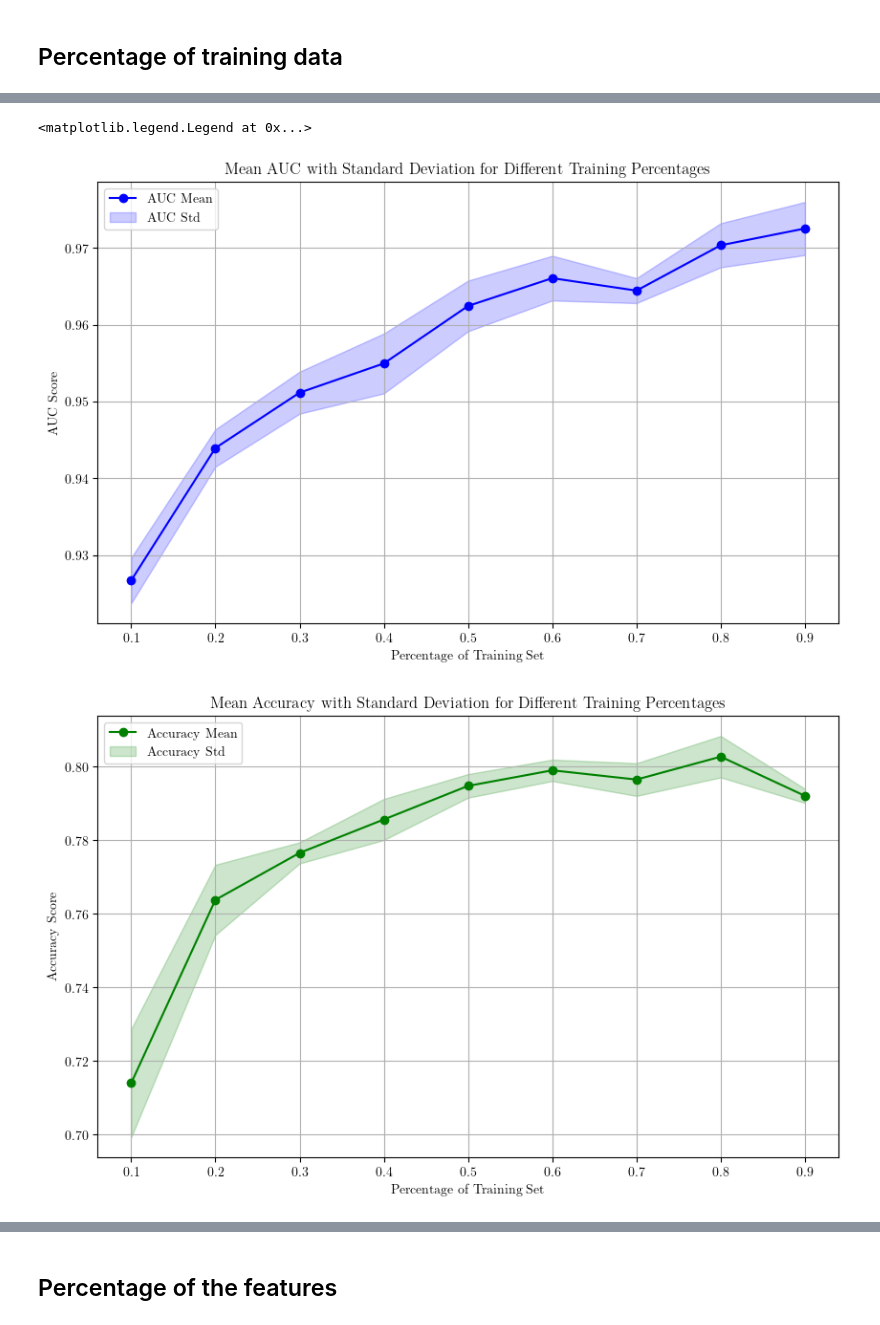
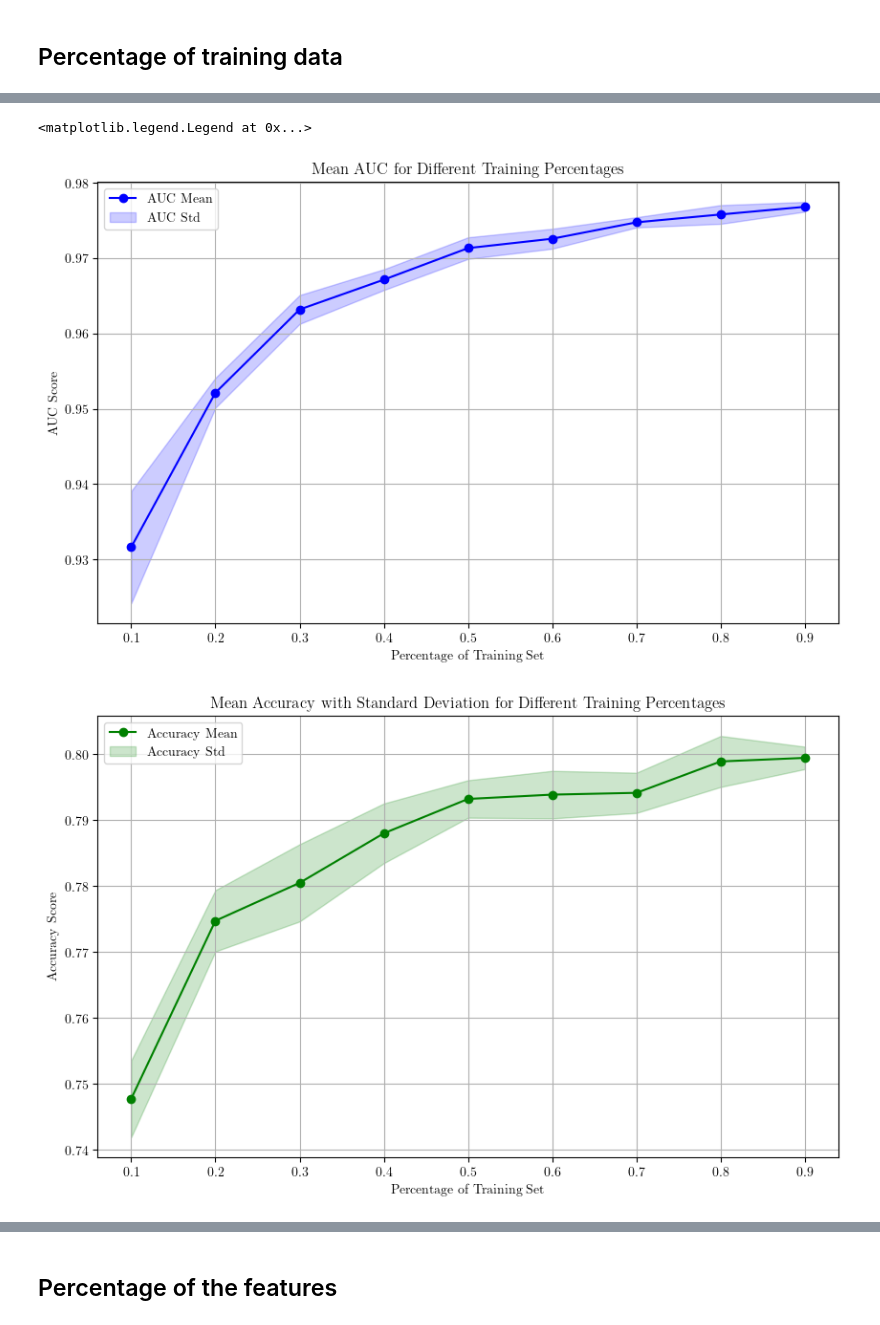
Before and after one commit to paololapo/NetworkReconstruction, a Jupyter notebook: GNN/networkReconstruction.ipynb, the cells around one changed output, grey strips where cells are left out. Cells and saved outputs as stored; diff of their text form; code cells hidden in the pictures.

Commit message:
corrected plots, taken mean accuracies

```diff
--- a/GNN/networkReconstruction.ipynb
+++ b/GNN/networkReconstruction.ipynb
@@ -1177,8 +1468,8 @@ Final Test ACC: 0.7482
 # Hyperparameters of the network
 run_timestamp = None
 in_channels = num_features  # Number of input features
-hidden_channels = 128 # Number of hidden channels
-out_channels = 64 # Number of output features
+hidden_channels = 64 # Number of hidden channels
+out_channels = 32 # Number of output features
 
 # Create the model instance
 model = Net(in_channels, hidden_channels, out_channels)
@@ -1191,15 +1482,14 @@ criterion = torch.nn.BCEWithLogitsLoss()
 trainer = GCNTrainer(model=model, optimizer=optimizer, criterion=criterion, device=device)
 
 # Train the model
-train_acc_history, train_auc_history, train_mrr_history, val_acc_history, val_auc_history, val_mrr_history, loss_history, run_timestamp = trainer.train_model(
+train_acc_history, train_auc_history, val_acc_history, val_auc_history, loss_history, run_timestamp = trainer.train_model(
         train_data,
         val_data,
         epochs=800,
-        early_stopping=True,
+        early_stopping=False,
         early_stopping_patience=100,
         corrupt=False,
         corrupt_percentage=0.1,
-        save_best_model=True,
-        k=3
+        save_best_model=True
     )
 # %% [output]
@@ -1206,0 +1498,6 @@ Early stopping at epoch 272.
+# %%
+# best model
+def count_parameters(model):
+    return sum(p.numel() for p in model.parameters() if p.requires_grad)
+model = Net(dataset.num_features, 64, 32).to(device)
+print(f'The model has {count_parameters(model):,} trainable parameters')
@@ -1251,8 +1564,7 @@ ax.set_ylim(-0.075, 0.075)
 best_model = Net(in_channels, hidden_channels, out_channels).to(device)
 best_model.load_state_dict(trainer.best_model_state_dict)
 # Test the model with the test data
-final_test_acc, final_test_auc, final_test_mrr = trainer.test(test_data, corrupt=False, k=3)
+final_test_acc, final_test_auc = trainer.test(test_data, corrupt=False)
 print(f'Final Test AUC: {final_test_auc:.4f}')
 print(f'Final Test ACC: {final_test_acc:.4f}')
-print(f'Final Test MRR: {final_test_mrr:.4f}')
 # %% [output]
@@ -1337,7 +1659,7 @@ for i in percentages:
         train_data, val_data, test_data = dataset[0]
 
 
-        model = Net(dataset.num_features, 128, 64).to(device)
+        model = Net(dataset.num_features, 64, 32).to(device)
         optimizer = torch.optim.Adam(params=model.parameters(), lr=0.01, weight_decay=5e-4)
         criterion = torch.nn.BCEWithLogitsLoss()
 
@@ -1349,14 +1671,13 @@ for i in percentages:
         _, _, _, _, _, run_timestamp = trainer.train_model(
         train_data,
         val_data,
-        test_data,
         epochs=800,
         early_stopping=True,
-        early_stopping_patience=100,
+        early_stopping_patience=200,
         corrupt=False,
         corrupt_percentage=0.1
     )
-        best_model = Net(dataset.num_features, 128, 64).to(device)
+        best_model = Net(dataset.num_features, 64, 32).to(device)
         best_model.load_state_dict(trainer.best_model_state_dict)
         final_test_acc, final_test_auc = trainer.test(test_data, corrupt=False)
 
@@ -1386,29 +1707,29 @@ Early stopping at epoch 284.
 # %%
 plt.figure(figsize=(10, 6))
 plt.plot(percentages, test_accuracy_auc_mean, label='AUC Mean', color='blue', marker='o')
 plt.fill_between(percentages,
                  np.array(test_accuracy_auc_mean) - np.array(test_accuracy_auc_std),
                  np.array(test_accuracy_auc_mean) + np.array(test_accuracy_auc_std),
                  color='blue', alpha=0.2, label='AUC Std')
 plt.xlabel('Percentage of Training Set')
 plt.ylabel('AUC Score')
-plt.title('Mean AUC with Standard Deviation for Different Training Percentages')
+plt.title('Mean AUC for Different Training Percentages')
 plt.grid(True)
 plt.legend()
 
 # Plotting Accuracy results with shaded standard deviation area
 plt.figure(figsize=(10, 6))
 plt.plot(percentages, test_accuracy_acc_mean, label='Accuracy Mean', color='green', marker='o')
 plt.fill_between(percentages,
                  np.array(test_accuracy_acc_mean) - np.array(test_accuracy_acc_std),
                  np.array(test_accuracy_acc_mean) + np.array(test_accuracy_acc_std),
                  color='green', alpha=0.2, label='Accuracy Std')
 plt.xlabel('Percentage of Training Set')
 plt.ylabel('Accuracy Score')
 plt.title('Mean Accuracy with Standard Deviation for Different Training Percentages')
 plt.grid(True)
 plt.legend()
 # %% [output]
 <matplotlib.legend.Legend at 0x...>
-[figure, old version]
+[figure, new version]
-[figure, old version]
+[figure, new version]
```
Also changed, not shown: parts of 62 cells of this notebook, 3 other files.
